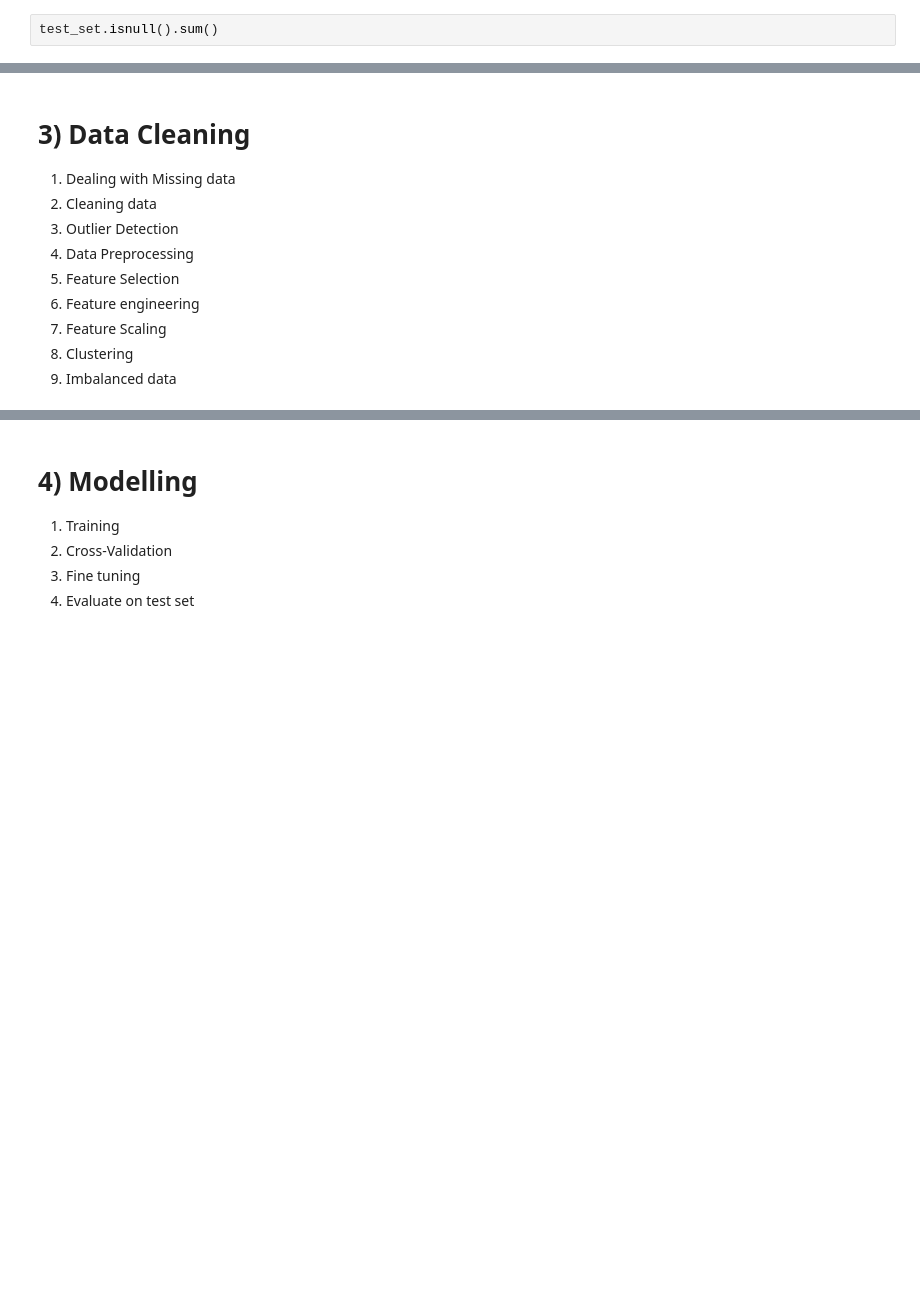
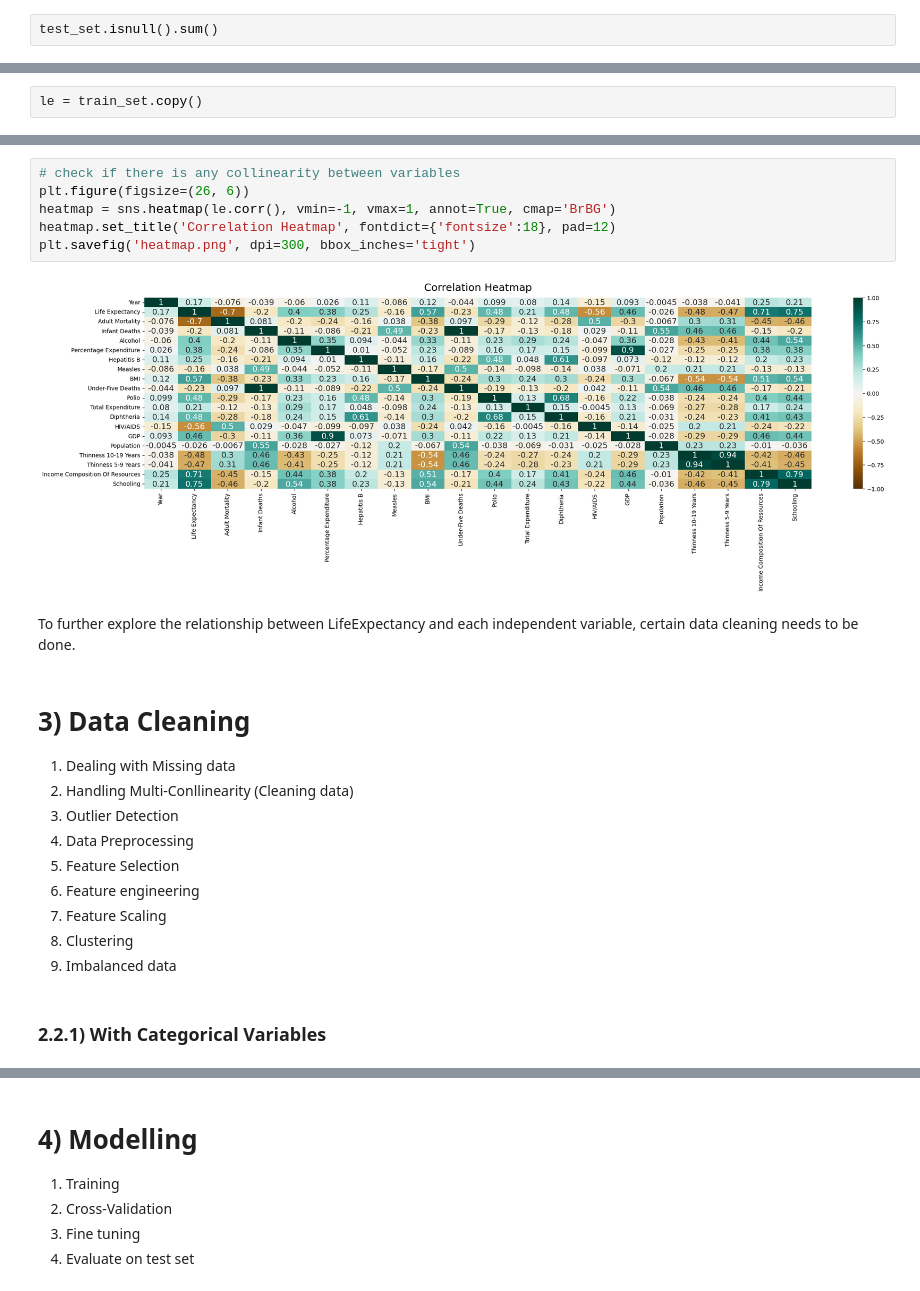
Before and after one commit to shanshanlao/life-expectancy-prediction, a Jupyter notebook: ml-projects/life-expectancy-prediction.ipynb, the cells around one changed output, grey strips where cells are left out. Saved outputs shown, nothing was run; the diff lists cells and outputs as text; blank space fills up the shorter version.

Commit message:
Update life-expectancy-prediction.ipynb
Completed Data exploration using Pandas Profiling and Correlation Heatmap

```diff
--- a/ml-projects/life-expectancy-prediction.ipynb
+++ b/ml-projects/life-expectancy-prediction.ipynb
@@ -172,0 +171,2 @@ In this step, we conduct the following:
+# %%
+le = train_set.copy()
@@ -173,8 +211,19 @@ In this step, we conduct the following:
+# %%
+# check if there is any collinearity between variables
+plt.figure(figsize=(26, 6))
+heatmap = sns.heatmap(le.corr(), vmin=-1, vmax=1, annot=True, cmap='BrBG')
+heatmap.set_title('Correlation Heatmap', fontdict={'fontsize':18}, pad=12)
+plt.savefig('heatmap.png', dpi=300, bbox_inches='tight')
+# %% [output]
+[figure, added]
+# %% [markdown]
+To further explore the relationship between LifeExpectancy and each independent variable, certain data cleaning needs to be done.
 # %% [markdown]
 # 3) Data Cleaning
 
 1. Dealing with Missing data
-2. Cleaning data
+2. Handling Multi-Conllinearity
+(Cleaning data)
 3. Outlier Detection
 4. Data Preprocessing
 5. Feature Selection
@@ -182,3 +231,5 @@ In this step, we conduct the following:
 7. Feature Scaling
 8. Clustering
 9. Imbalanced data
+# %% [markdown]
+### 2.2.1) With Categorical Variables
```
Also changed, not shown: parts of 10 cells of this notebook.
